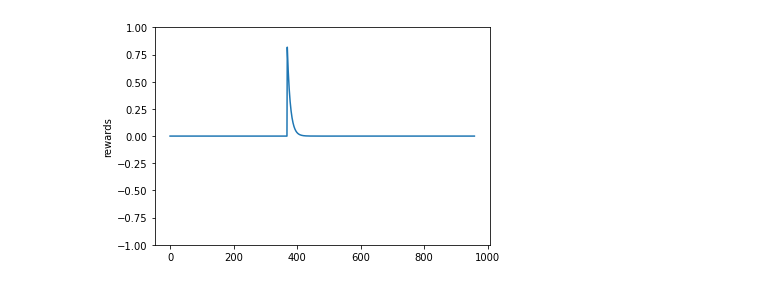
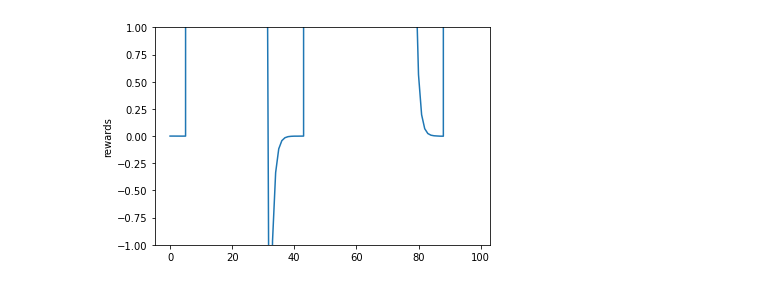
Before and after one commit to ianlienfa/BBGym-RL, a Jupyter notebook: src/eval.ipynb, the cells around one changed output. Cells and saved outputs as stored; diff of their text form; code cells hidden in the pictures.

```diff
--- a/src/eval.ipynb
+++ b/src/eval.ipynb
@@ -46,24 +46,24 @@ plt.show()
 # %%
-# raw_rewards = rewards
-# rewards = []
-# i = 10
-# tmp = 0
-# for it in range(len(raw_rewards)):
-#     if(i != 0):
-#         tmp += raw_rewards[it]
-#     else:
-#         rewards.append(tmp)
-#         tmp = 0
-#         i = 10
-#     i -= 1
+raw_rewards = rewards
+rewards = []
+i = 10
+tmp = 0
+for it in range(len(raw_rewards)):
+    if(i != 0):
+        tmp += raw_rewards[it]
+    else:
+        rewards.append(tmp)
+        tmp = 0
+        i = 10
+    i -= 1
 
 plt.plot(rewards)
 axis = plt.gca()
 axis.set_ylim([-1, 1])
 plt.ylabel('rewards')
 plt.show()
 # %% [output]
-[figure, old version]
+[figure, new version]
 # %%
 # raw_rewards = inf_rewards
 # inf_rewards = []
```
Also changed, not shown: parts of 5 cells of this notebook, 15 other files.
